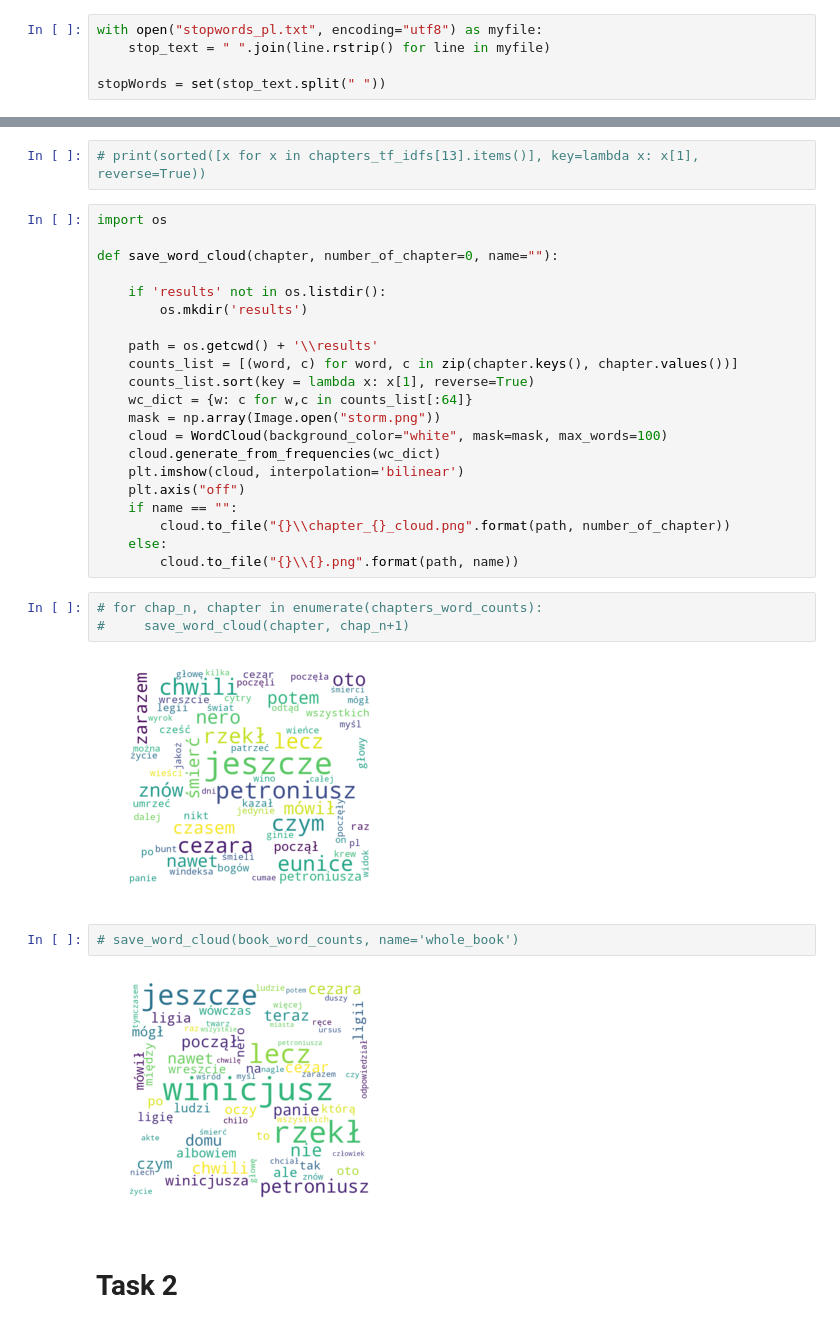
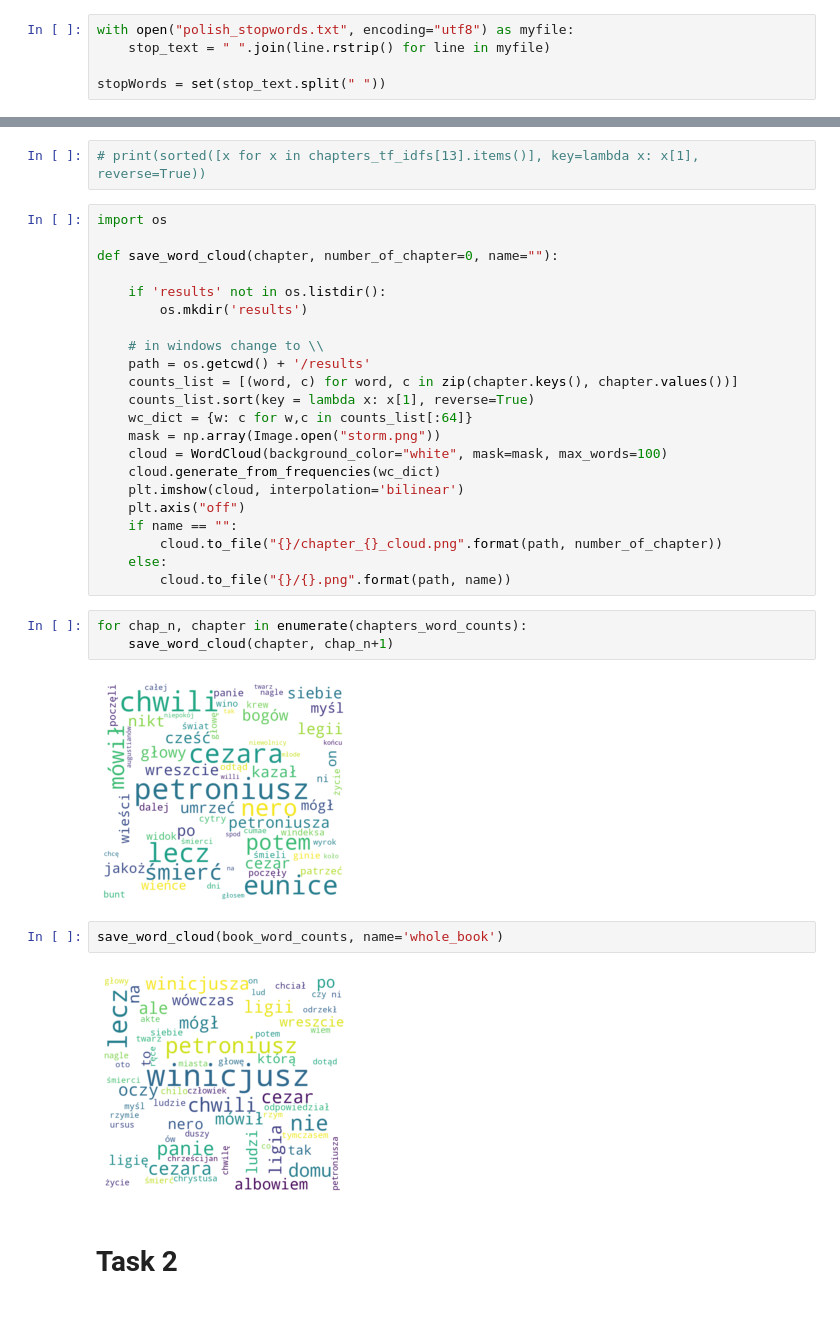
Before and after one commit to bperz/big_data, a Jupyter notebook: lab2/count_words_pl.ipynb, the cells around one changed output, grey strips where cells are left out. Saved outputs shown, nothing was run; the diff lists cells and outputs as text.

Commit message:
minor changes, new stopwords list

```diff
--- a/lab2/count_words_pl.ipynb
+++ b/lab2/count_words_pl.ipynb
@@ -15,7 +15,7 @@ print(data[:200])
 # %% [output]
 Henryk Sienkiewicz  Quo vadis  ISBN 978-83-288-2832-2     Rozdział pierwszy  Petroniusz obudził się zaledwie koło południa i jak zwykle, zmęczony bardzo. Poprzedniego dnia był na uczcie u Nerona, któr
 # %%
-with open("stopwords_pl.txt", encoding="utf8") as myfile:
+with open("polish_stopwords.txt", encoding="utf8") as myfile:
     stop_text = " ".join(line.rstrip() for line in myfile)
 
 stopWords = set(stop_text.split(" "))
@@ -81,7 +81,8 @@ def save_word_cloud(chapter, number_of_chapter=0, name=""):
     if 'results' not in os.listdir():
         os.mkdir('results')
 
-    path = os.getcwd() + '\\results'
+    # in windows change to \\
+    path = os.getcwd() + '/results'
     counts_list = [(word, c) for word, c in zip(chapter.keys(), chapter.values())]
     counts_list.sort(key = lambda x: x[1], reverse=True)
     wc_dict = {w: c for w,c in counts_list[:64]}
@@ -91,18 +92,18 @@ def save_word_cloud(chapter, number_of_chapter=0, name=""):
     plt.imshow(cloud, interpolation='bilinear')
     plt.axis("off")
     if name == "":
-        cloud.to_file("{}\\chapter_{}_cloud.png".format(path, number_of_chapter))
+        cloud.to_file("{}/chapter_{}_cloud.png".format(path, number_of_chapter))
     else:
-        cloud.to_file("{}\\{}.png".format(path, name))
+        cloud.to_file("{}/{}.png".format(path, name))
 # %%
-# for chap_n, chapter in enumerate(chapters_word_counts):
-#     save_word_cloud(chapter, chap_n+1)
+for chap_n, chapter in enumerate(chapters_word_counts):
+    save_word_cloud(chapter, chap_n+1)
 # %% [output]
-[figure, old version]
+[figure, new version]
 # %%
-# save_word_cloud(book_word_counts, name='whole_book')
+save_word_cloud(book_word_counts, name='whole_book')
 # %% [output]
-[figure, old version]
+[figure, new version]
 # %% [markdown]
 # Task 2
 # %%
```
Also changed, not shown: parts of 3 cells of this notebook, 2 other files.
